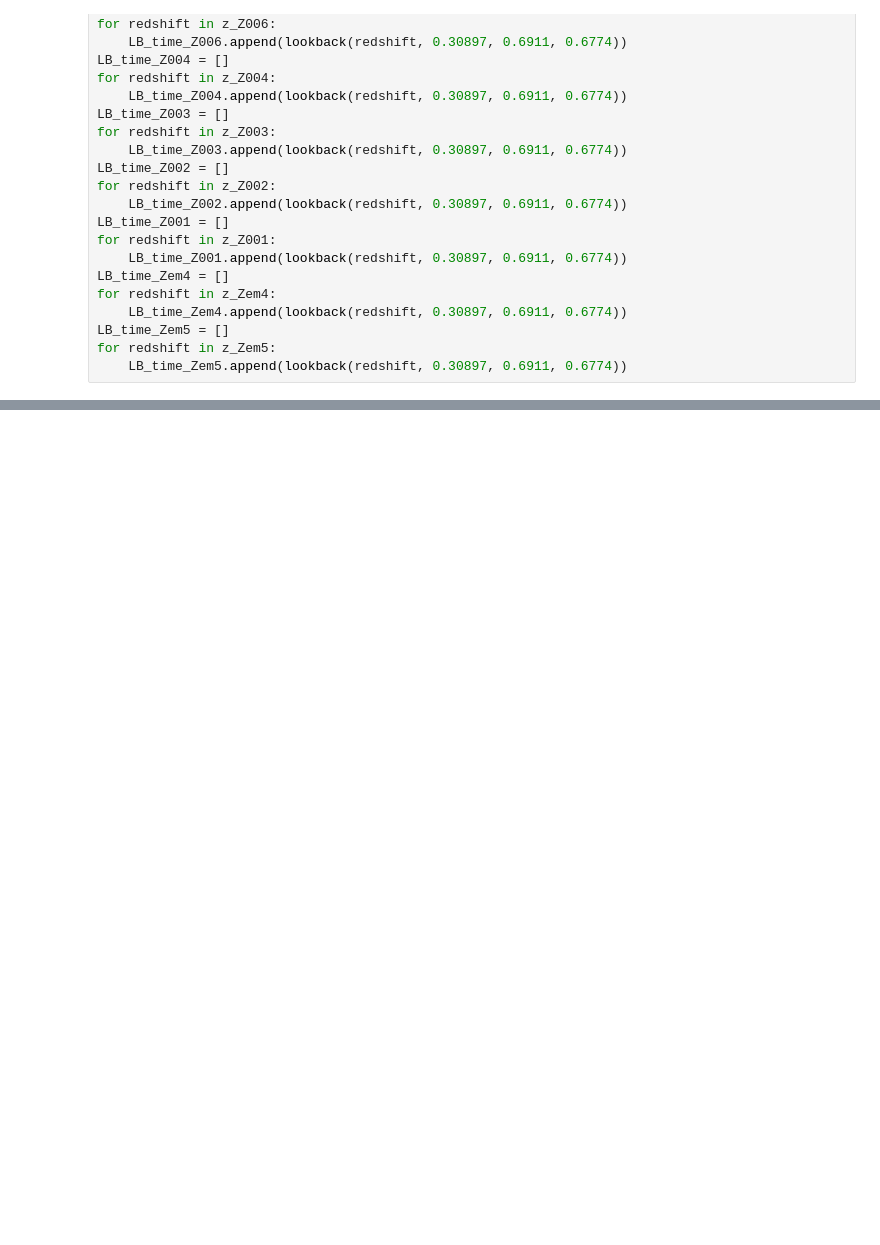
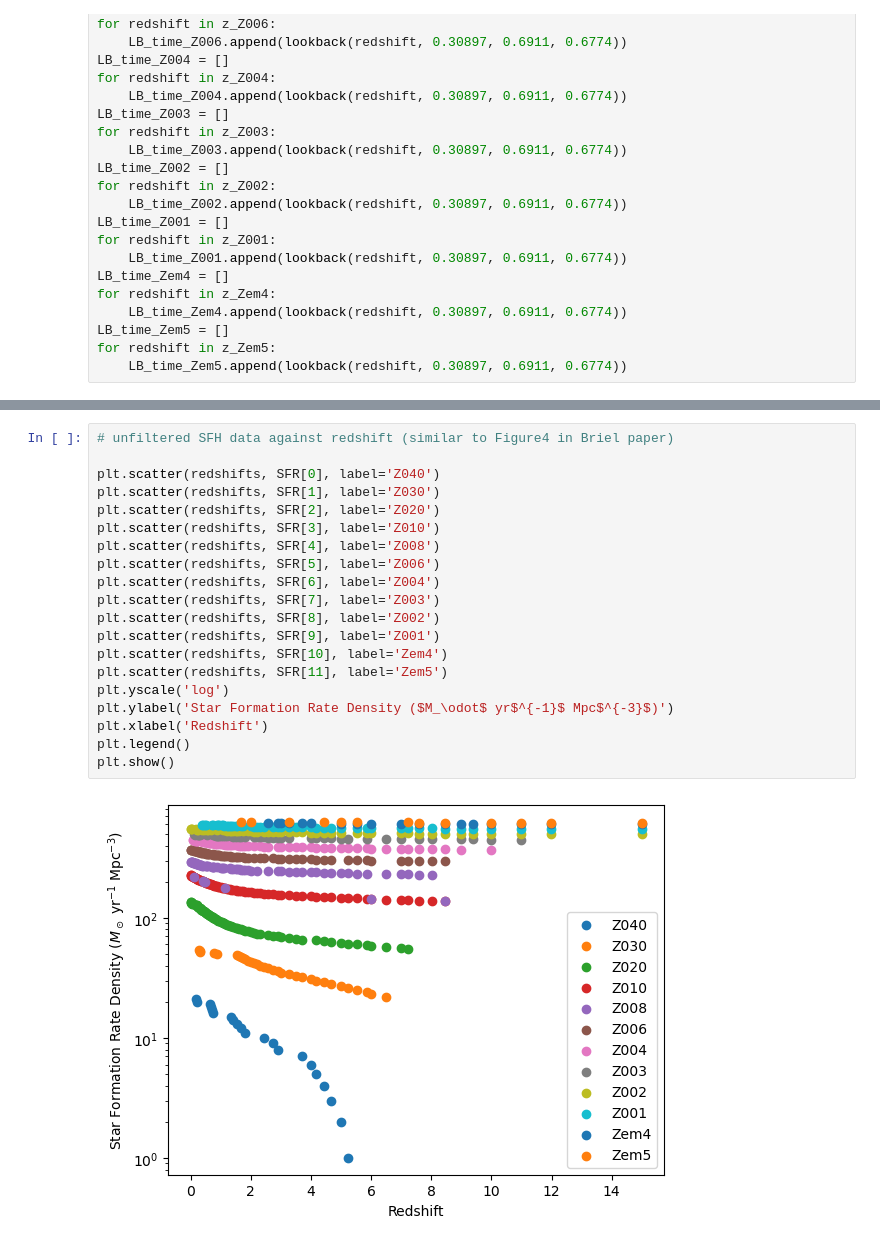
Before and after one commit to NicholaCharlton/Y4_Project, a Jupyter notebook: Nichola/Reducing_SFH_Data.ipynb, the cells around one changed output, grey strips where cells are left out. Drawn from its saved outputs; the diff is of its cells as text; blank space fills up the shorter version.

```diff
--- a/Nichola/Reducing_SFH_Data.ipynb
+++ b/Nichola/Reducing_SFH_Data.ipynb
@@ -171,0 +196,22 @@ plt.show()
+# %%
+# unfiltered SFH data against redshift (similar to Figure4 in Briel paper)
+
+plt.scatter(redshifts, SFR[0], label='Z040')
+plt.scatter(redshifts, SFR[1], label='Z030')
+plt.scatter(redshifts, SFR[2], label='Z020')
+plt.scatter(redshifts, SFR[3], label='Z010')
+plt.scatter(redshifts, SFR[4], label='Z008')
+plt.scatter(redshifts, SFR[5], label='Z006')
+plt.scatter(redshifts, SFR[6], label='Z004')
+plt.scatter(redshifts, SFR[7], label='Z003')
+plt.scatter(redshifts, SFR[8], label='Z002')
+plt.scatter(redshifts, SFR[9], label='Z001')
+plt.scatter(redshifts, SFR[10], label='Zem4')
+plt.scatter(redshifts, SFR[11], label='Zem5')
+plt.yscale('log')
+plt.ylabel('Star Formation Rate Density ($M_\odot$ yr$^{-1}$ Mpc$^{-3}$)')
+plt.xlabel('Redshift')
+plt.legend()
+plt.show()
+# %% [output]
+[figure, added]
```
Also changed, not shown: parts of 2 cells of this notebook.
